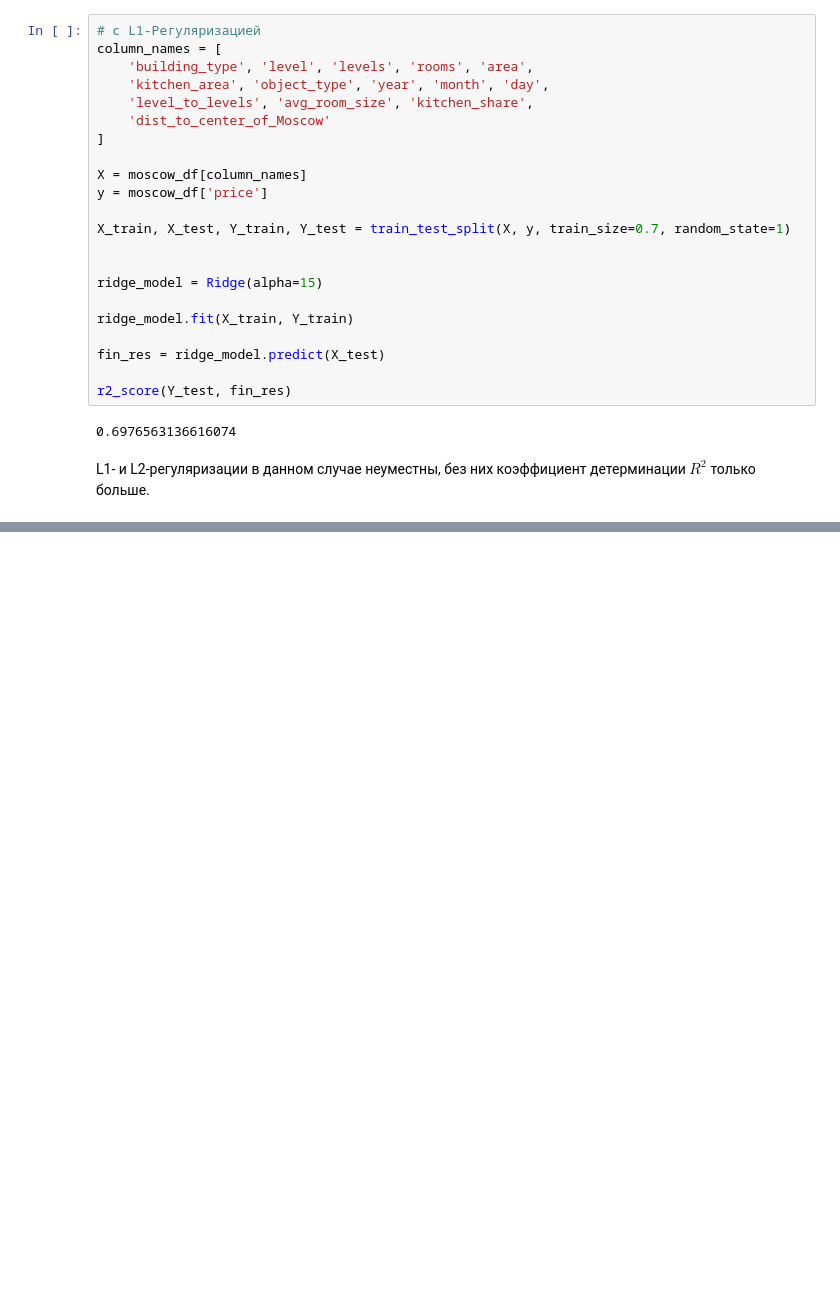
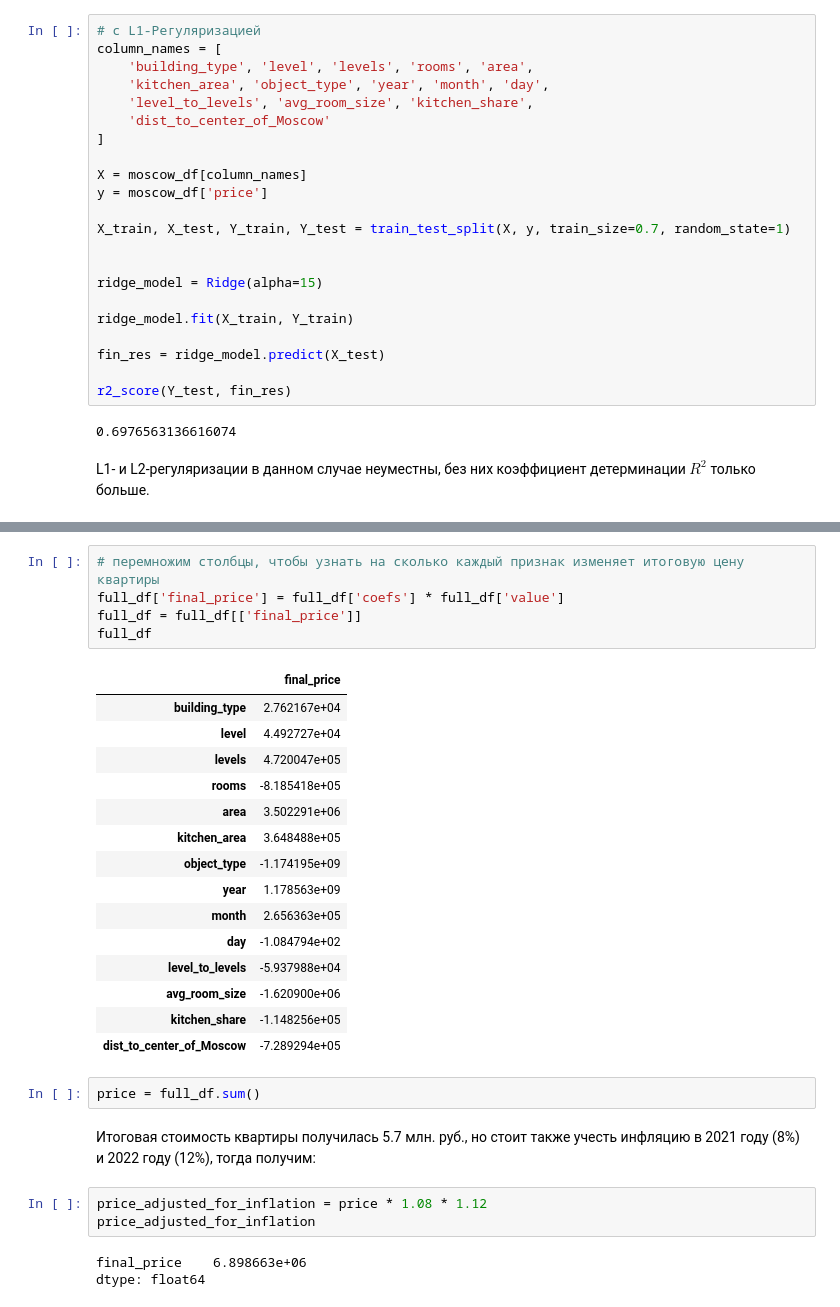
Before and after one commit to Lak1n26/pet-projects, a Jupyter notebook: Russia real estate prices/real_estate_analysis.ipynb, the cells around one changed output, grey strips where cells are left out. Cells and saved outputs as stored; diff of their text form; blank space fills up the shorter version.

```diff
--- a/Russia real estate prices/real_estate_analysis.ipynb
+++ b/Russia real estate prices/real_estate_analysis.ipynb
@@ -393,0 +489,31 @@ L1- и L2-регуляризации в данном случае неумест
+# %%
+# перемножим столбцы, чтобы узнать на сколько каждый признак изменяет итоговую цену квартиры
+full_df['final_price'] = full_df['coefs'] * full_df['value']
+full_df = full_df[['final_price']]
+full_df
+# %% [output]
+|  | final_price |
+| building_type | 2.762167e+04 |
+| level | 4.492727e+04 |
+| levels | 4.720047e+05 |
+| rooms | -8.185418e+05 |
+| area | 3.502291e+06 |
+| kitchen_area | 3.648488e+05 |
+| object_type | -1.174195e+09 |
+| year | 1.178563e+09 |
+| month | 2.656363e+05 |
+| day | -1.084794e+02 |
+| level_to_levels | -5.937988e+04 |
+| avg_room_size | -1.620900e+06 |
+| kitchen_share | -1.148256e+05 |
+| dist_to_center_of_Moscow | -7.289294e+05 |
+# %%
+price = full_df.sum()
+# %% [markdown]
+Итоговая стоимость квартиры получилась 5.7 млн. руб., но стоит также учесть инфляцию в 2021 году (8%) и 2022 году (12%), тогда получим:
+# %%
+price_adjusted_for_inflation = price * 1.08 * 1.12
+price_adjusted_for_inflation
+# %% [output]
+final_price    6.898663e+06
+dtype: float64
```
Also changed, not shown: parts of 12 cells of this notebook.
